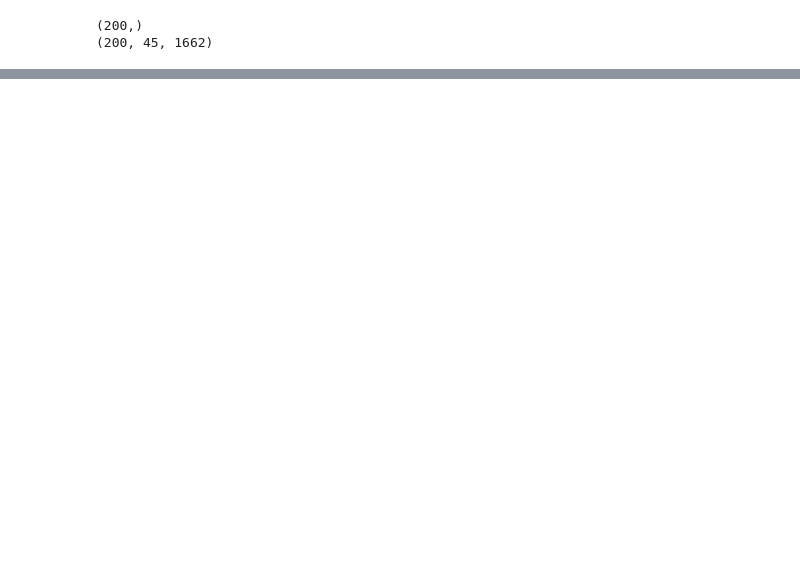
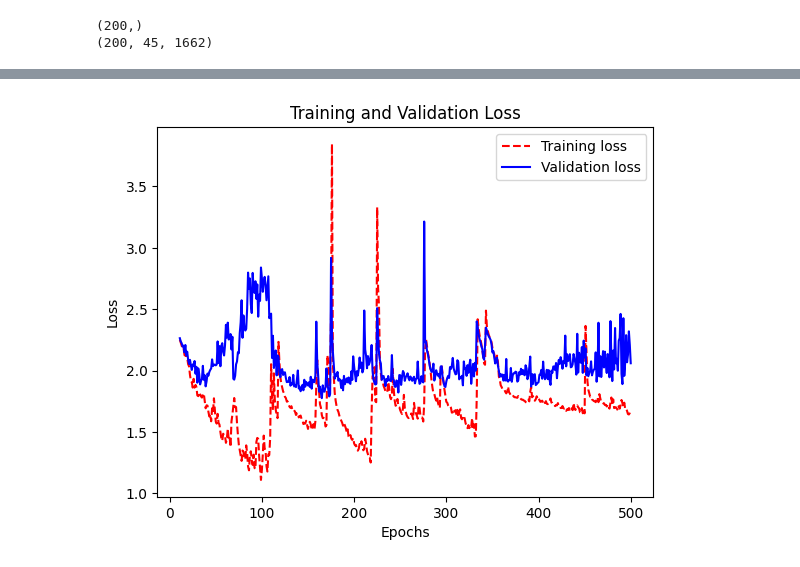
Before and after one commit to hosman-1/ece5831-project-failed, a Jupyter notebook: Training_asl.ipynb, the cells around one changed output, grey strips where cells are left out. Cells and saved outputs as stored; diff of their text form; code cells hidden in the pictures; blank space fills up the shorter version.

```diff
--- a/Training_asl.ipynb
+++ b/Training_asl.ipynb
@@ -454,0 +439,14 @@ train_data_shuffled, train_labels_shuffled = shuffle_dataset(train_data, train_l
+# %%
+history_dict = history.history
+loss_values = history_dict["loss"]
+val_loss_values = history_dict["val_loss"]
+epochs = range(1, len(loss_values) + 1)
+plt.plot(epochs[10:], loss_values[10:], "r--", label="Training loss")
+plt.plot(epochs[10:], val_loss_values[10:], "b", label="Validation loss")
+plt.title("Training and Validation Loss")
+plt.xlabel("Epochs")
+plt.ylabel("Loss")
+plt.legend()
+plt.show()
+# %% [output]
+[figure, added]
```
Also changed, not shown: parts of 15 cells of this notebook, 1 other file.
